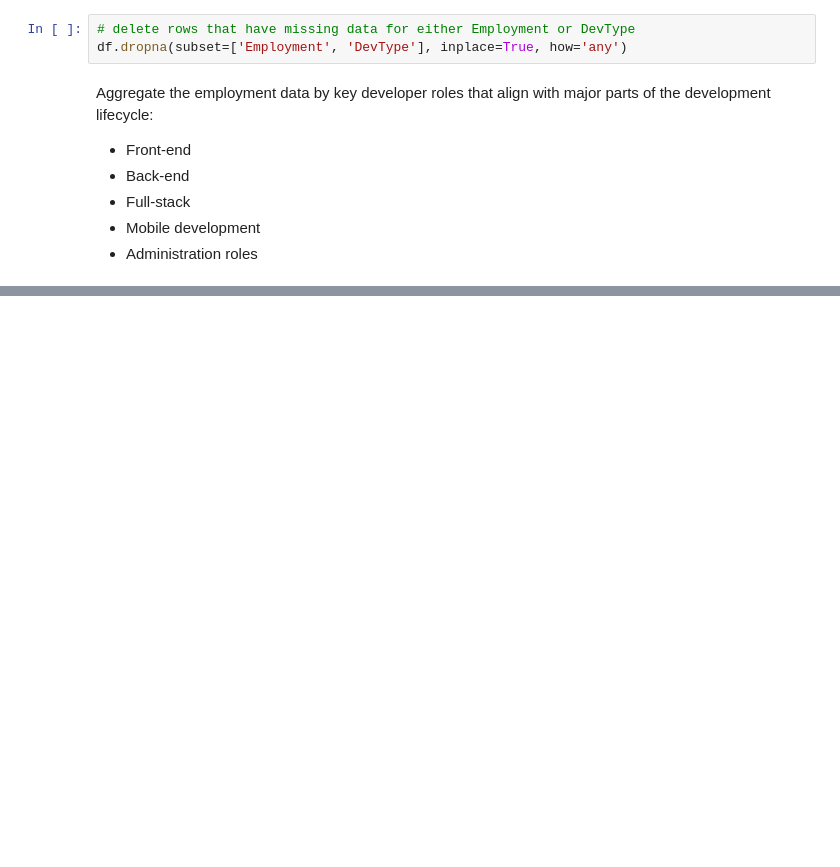
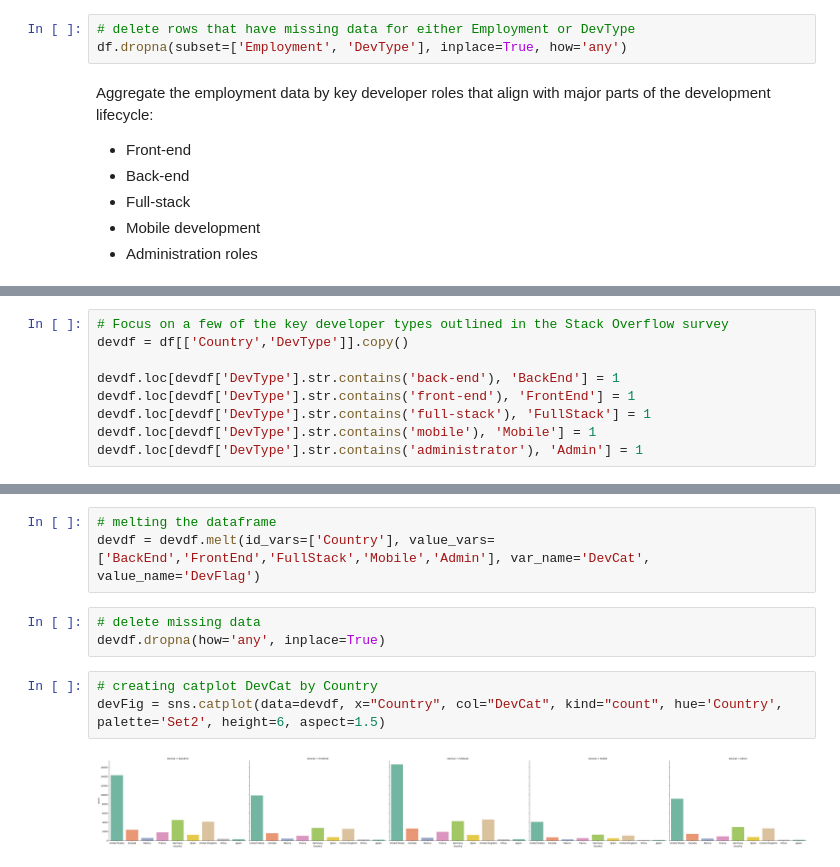
Before and after one commit to 7086600/stack_overflow_analysis_project, a Jupyter notebook: stack_overflow_analysis.ipynb, the cells around one changed output, grey strips where cells are left out. Saved outputs shown, nothing was run; the diff lists cells and outputs as text; blank space fills up the shorter version.

```diff
--- a/stack_overflow_analysis.ipynb
+++ b/stack_overflow_analysis.ipynb
@@ -217,0 +219,9 @@ empfig = sns.catplot(x="Country", col="Employment", data=df, kind="count", heigh
+# %%
+# Focus on a few of the key developer types outlined in the Stack Overflow survey
+devdf = df[['Country','DevType']].copy()
+
+devdf.loc[devdf['DevType'].str.contains('back-end'), 'BackEnd'] = 1
+devdf.loc[devdf['DevType'].str.contains('front-end'), 'FrontEnd'] = 1
+devdf.loc[devdf['DevType'].str.contains('full-stack'), 'FullStack'] = 1
+devdf.loc[devdf['DevType'].str.contains('mobile'), 'Mobile'] = 1
+devdf.loc[devdf['DevType'].str.contains('administrator'), 'Admin'] = 1
@@ -217,0 +244,11 @@ empfig = sns.catplot(x="Country", col="Employment", data=df, kind="count", heigh
+# %%
+# melting the dataframe
+devdf = devdf.melt(id_vars=['Country'], value_vars=['BackEnd','FrontEnd','FullStack','Mobile','Admin'], var_name='DevCat', value_name='DevFlag')
+# %%
+# delete missing data
+devdf.dropna(how='any', inplace=True)
+# %%
+# creating catplot DevCat by Country
+devFig = sns.catplot(data=devdf, x="Country", col="DevCat", kind="count", hue='Country', palette='Set2', height=6, aspect=1.5)
+# %% [output]
+[figure, added]
```
Also changed, not shown: parts of 2 cells of this notebook.
